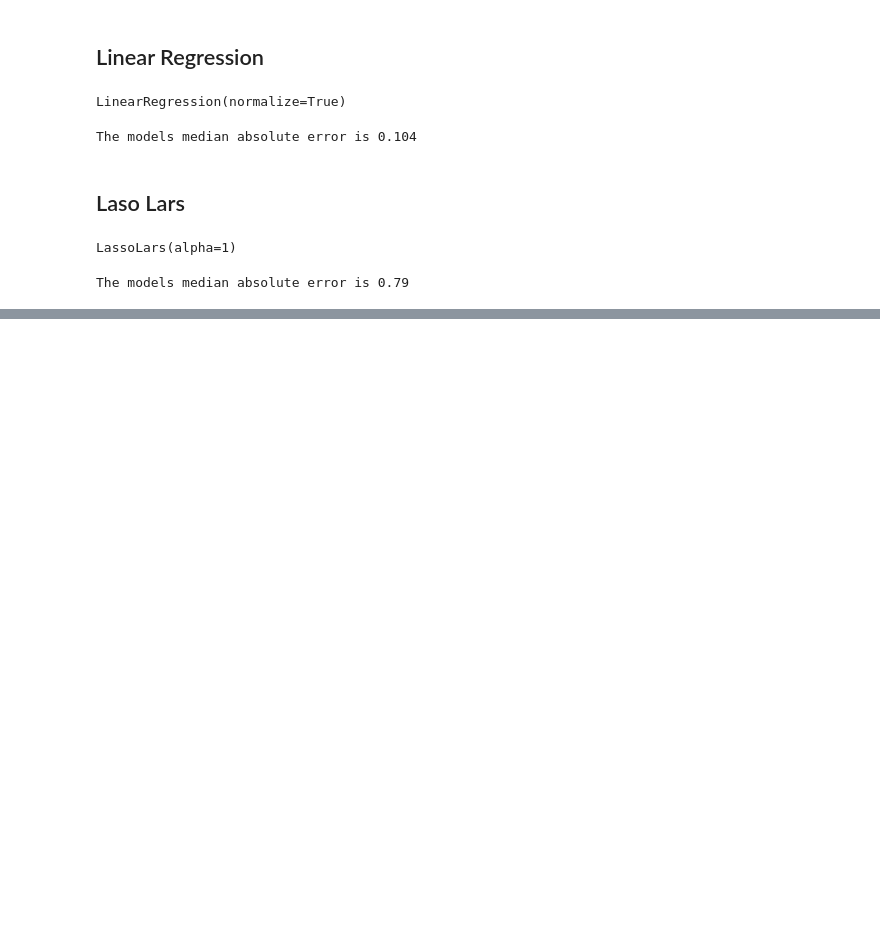
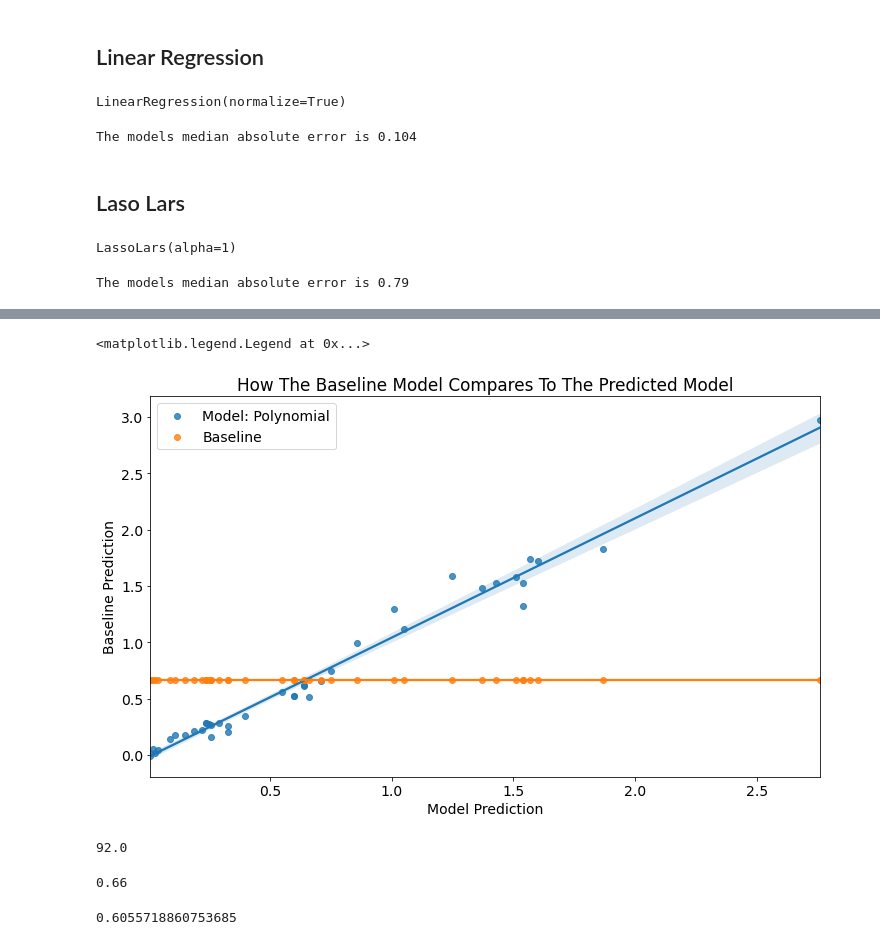
Before and after one commit to george887/estimating_fish_weights, a Jupyter notebook: modeling.ipynb, the cells around one changed output, grey strips where cells are left out. Saved outputs shown, nothing was run; the diff lists cells and outputs as text; code cells hidden in the pictures; blank space fills up the shorter version.

Commit message:
Finished modeling

```diff
--- a/modeling.ipynb
+++ b/modeling.ipynb
@@ -244,0 +246,10 @@ The models median absolute error is 0.79
+# %%
+# make the polynomial thing
+pf = PolynomialFeatures(degree=2)
+
+# fit and transform the thing
+# to get a new set of features..which are the original features sqauared
+X_train_squared = pf.fit_transform(X_train_scaled)
+# Fit the model
+lm_squared = LinearRegression()
+lm_squared.fit(X_train_squared, y_train)
@@ -244,0 +273,7 @@ The models median absolute error is 0.79
+# %%
+# New features squared
+X_test_squared = pf.transform(X_test_scaled)
+# Prediction of our Test set
+lm_squared_pred_t = lm_squared.predict(X_test_squared)
+lm_squared_mae_t = median_absolute_error(y_test, lm_squared_pred_t)
+print(f'The models median absolute error is {round(lm_squared_mae_t,3)}')
@@ -244,0 +282,3 @@ The models median absolute error is 0.79
+# %%
+y_test['lm_prediction'] = lm_squared.predict(X_test_squared)
+y_test['baseline_pred'] = np.median(y_train)
@@ -244,0 +305,24 @@ The models median absolute error is 0.79
+# %%
+sns.regplot(x="weight", y="lm_prediction", data=y_test, label="Model: Polynomial")
+sns.regplot(x="weight", y="baseline_pred", data=y_test, label="Baseline")
+plt.title("How The Baseline Model Compares To The Predicted Model")
+plt.xlabel('Model Prediction')
+plt.ylabel('Baseline Prediction')
+plt.legend()
+# %% [output]
+<matplotlib.legend.Legend at 0x...>
+[figure, added]
+# %%
+# Model performed 92% better above baseline
+round((baseline - lm_squared_mae_t)/ baseline ,2) * 100
+# %% [output]
+92.0
+# %%
+baseline
+# %% [output]
+0.66
+# %%
+# Model performed 60% above baseline
+baseline - lm_squared_mae_t
+# %% [output]
+0.6055718860753685
```
Also changed, not shown: parts of 10 cells of this notebook.
